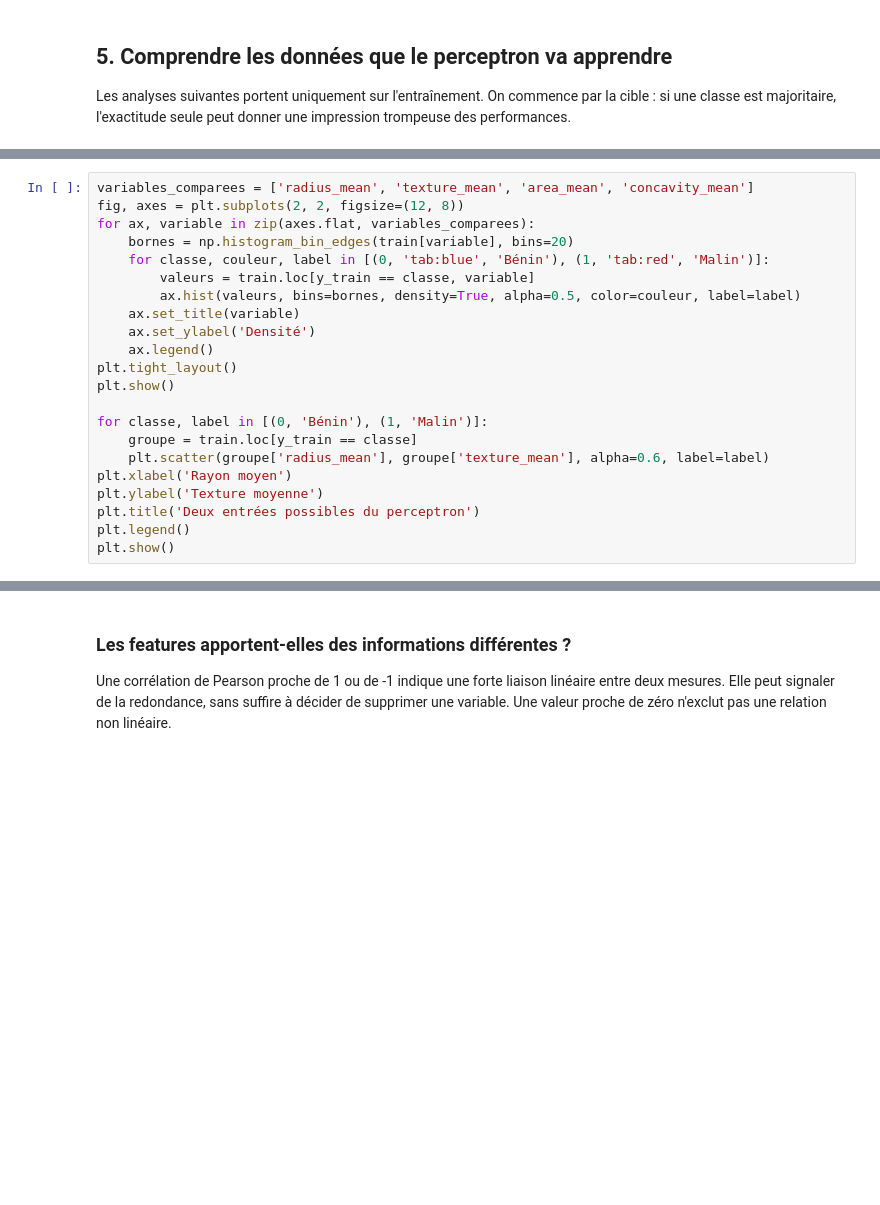
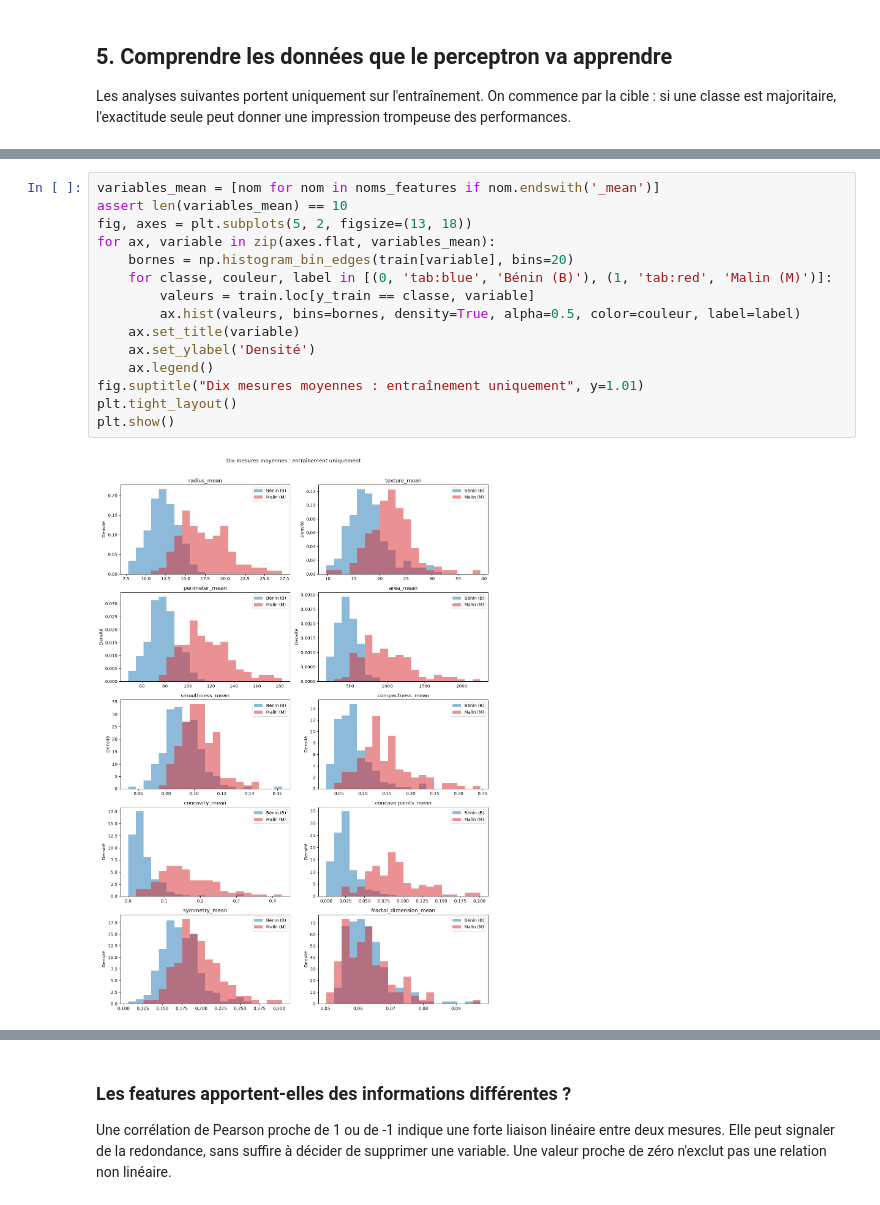
Before and after one commit to kylliann-larcher/building-perceptron, a Jupyter notebook: analyse_exploratoire.ipynb, the cells around one changed output, grey strips where cells are left out. Saved outputs shown, nothing was run; the diff lists cells and outputs as text; blank space fills up the shorter version.

```diff
--- a/analyse_exploratoire.ipynb
+++ b/analyse_exploratoire.ipynb
@@ -113,22 +172,0 @@ On compare quelques distributions entre les classes et on visualise deux entrée
-# %%
-variables_comparees = ['radius_mean', 'texture_mean', 'area_mean', 'concavity_mean']
-fig, axes = plt.subplots(2, 2, figsize=(12, 8))
-for ax, variable in zip(axes.flat, variables_comparees):
-    bornes = np.histogram_bin_edges(train[variable], bins=20)
-    for classe, couleur, label in [(0, 'tab:blue', 'Bénin'), (1, 'tab:red', 'Malin')]:
-        valeurs = train.loc[y_train == classe, variable]
-        ax.hist(valeurs, bins=bornes, density=True, alpha=0.5, color=couleur, label=label)
-    ax.set_title(variable)
-    ax.set_ylabel('Densité')
-    ax.legend()
-plt.tight_layout()
-plt.show()
-
-for classe, label in [(0, 'Bénin'), (1, 'Malin')]:
-    groupe = train.loc[y_train == classe]
-    plt.scatter(groupe['radius_mean'], groupe['texture_mean'], alpha=0.6, label=label)
-plt.xlabel('Rayon moyen')
-plt.ylabel('Texture moyenne')
-plt.title('Deux entrées possibles du perceptron')
-plt.legend()
-plt.show()
@@ -134,0 +212,17 @@ plt.show()
+# %%
+variables_mean = [nom for nom in noms_features if nom.endswith('_mean')]
+assert len(variables_mean) == 10
+fig, axes = plt.subplots(5, 2, figsize=(13, 18))
+for ax, variable in zip(axes.flat, variables_mean):
+    bornes = np.histogram_bin_edges(train[variable], bins=20)
+    for classe, couleur, label in [(0, 'tab:blue', 'Bénin (B)'), (1, 'tab:red', 'Malin (M)')]:
+        valeurs = train.loc[y_train == classe, variable]
+        ax.hist(valeurs, bins=bornes, density=True, alpha=0.5, color=couleur, label=label)
+    ax.set_title(variable)
+    ax.set_ylabel('Densité')
+    ax.legend()
+fig.suptitle("Dix mesures moyennes : entraînement uniquement", y=1.01)
+plt.tight_layout()
+plt.show()
+# %% [output]
+[figure, added]
```
Also changed, not shown: parts of 43 cells of this notebook, 1 other file.
